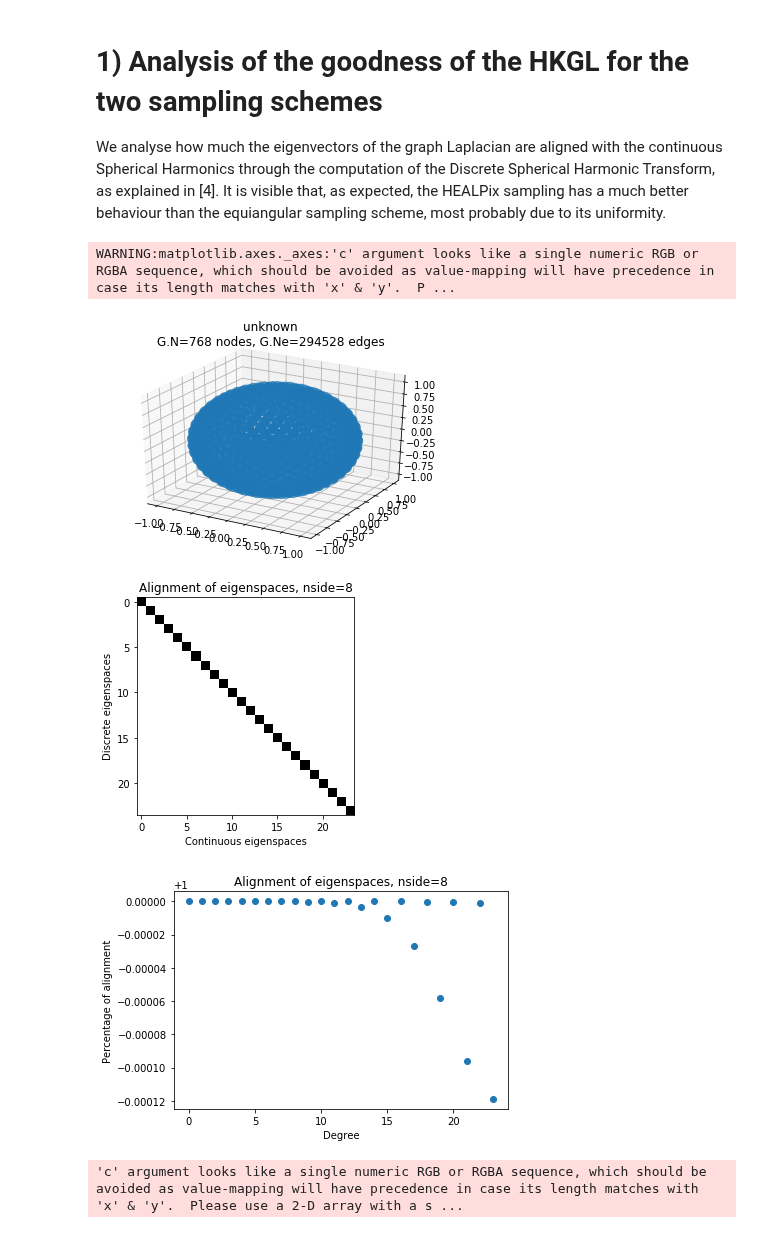
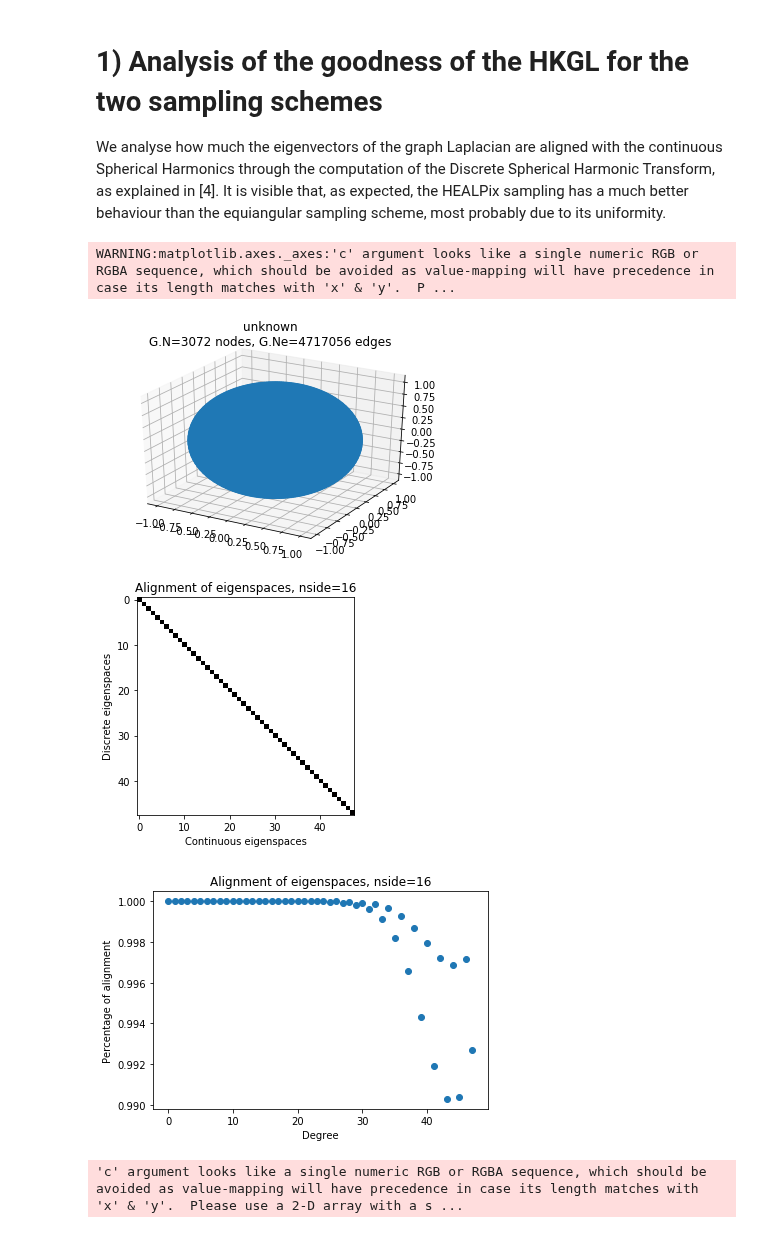
Before and after one commit to maltherd/deepsphere-fem, a Jupyter notebook: Summary.ipynb, the cells around one changed output. Drawn from its saved outputs; the diff is of its cells as text; code cells hidden in the pictures.

```diff
--- a/Summary.ipynb
+++ b/Summary.ipynb
@@ -346,14 +417,14 @@ class FEM_HEALPix(MyGraph):
 
 We analyse how much the eigenvectors of the graph Laplacian are aligned with the continuous Spherical Harmonics through the computation of the Discrete Spherical Harmonic Transform, as explained in [4]. It is visible that, as expected, the HEALPix sampling has a much better behaviour than the equiangular sampling scheme, most probably due to its uniformity.
 # %%
-sphere = FullHEALPix(nside=8)
+sphere = FullHEALPix(nside=16)
 sphere.plot()
 sphere.power_spectrum_analysis()
 # %% [output]
 WARNING:matplotlib.axes._axes:'c' argument looks like a single numeric RGB or RGBA sequence, which should be avoided as value-mapping will have precedence in case its length matches with 'x' & 'y'.  P ...
-[figure, old version]
+[figure, new version]
-[figure, old version]
+[figure, new version]
-[figure, old version]
+[figure, new version]
 # %%
 sphere = FullEquiangular(16)
 sphere.plot()
```
Also changed, not shown: parts of 9 cells of this notebook, 2 other files.
